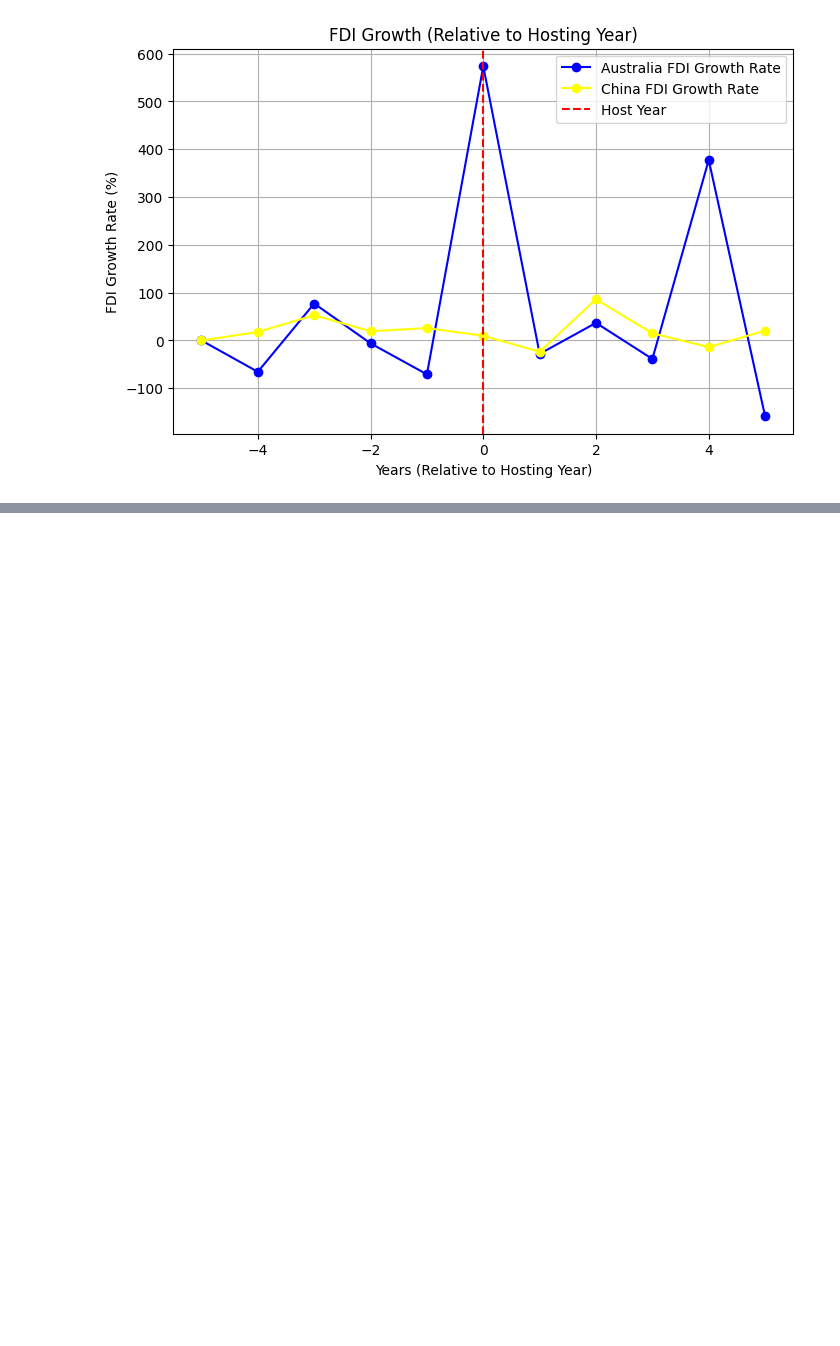
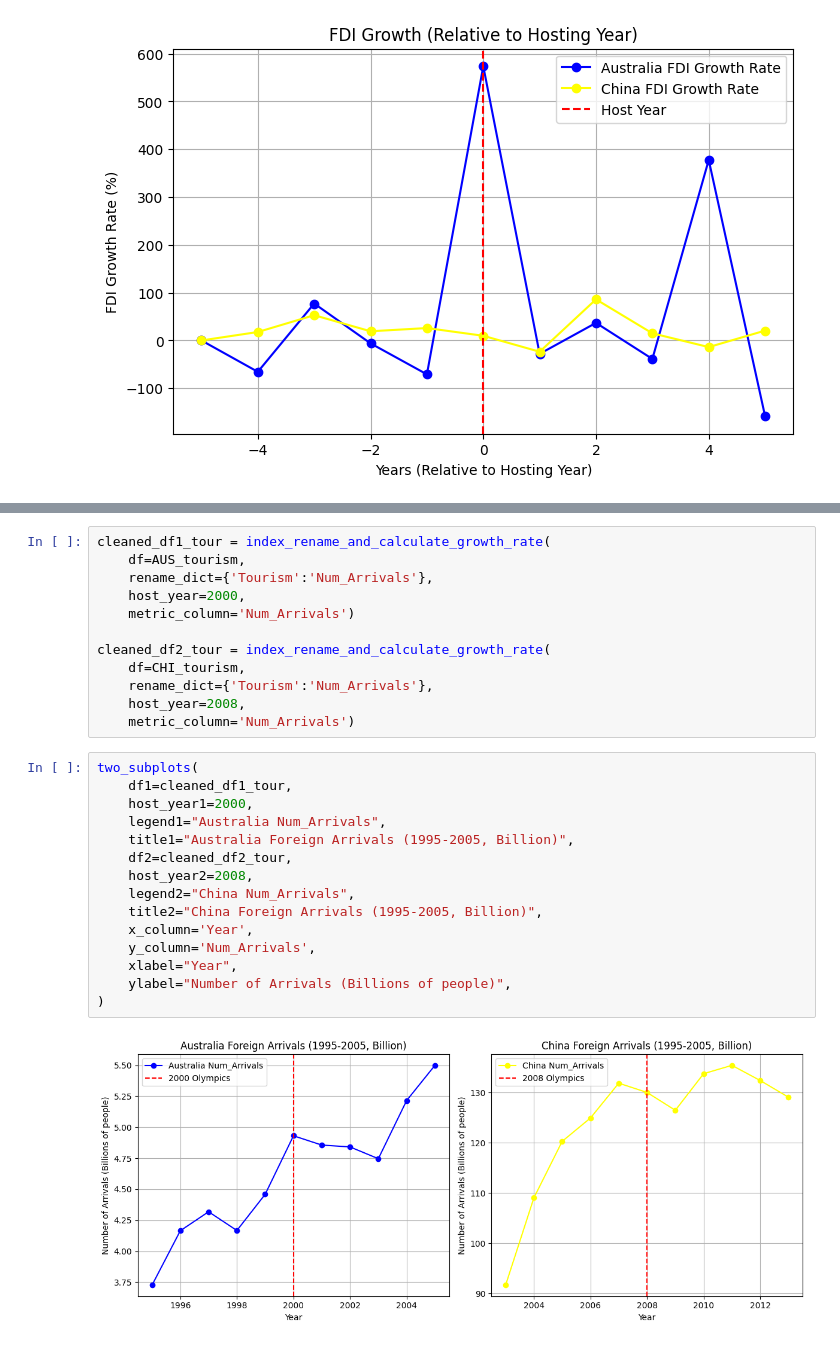
Before and after one commit to Ray-Gizzy/2024Fall_projects, a Jupyter notebook: Visualization.ipynb, the cells around one changed output, grey strips where cells are left out. Drawn from its saved outputs; the diff is of its cells as text; blank space fills up the shorter version.

```diff
--- a/Visualization.ipynb
+++ b/Visualization.ipynb
@@ -179,0 +310,29 @@ growth_rate_plot(
+# %%
+cleaned_df1_tour = index_rename_and_calculate_growth_rate(
+    df=AUS_tourism,
+    rename_dict={'Tourism':'Num_Arrivals'},
+    host_year=2000,
+    metric_column='Num_Arrivals')
+
+cleaned_df2_tour = index_rename_and_calculate_growth_rate(
+    df=CHI_tourism,
+    rename_dict={'Tourism':'Num_Arrivals'},
+    host_year=2008,
+    metric_column='Num_Arrivals')
+# %%
+two_subplots(
+    df1=cleaned_df1_tour,
+    host_year1=2000,
+    legend1="Australia Num_Arrivals",
+    title1="Australia Foreign Arrivals (1995-2005, Billion)",
+    df2=cleaned_df2_tour,
+    host_year2=2008,
+    legend2="China Num_Arrivals",
+    title2="China Foreign Arrivals (1995-2005, Billion)",
+    x_column='Year',
+    y_column='Num_Arrivals',
+    xlabel="Year",
+    ylabel="Number of Arrivals (Billions of people)",
+)
+# %% [output]
+[figure, added]
```
Also changed, not shown: parts of 43 cells of this notebook.
